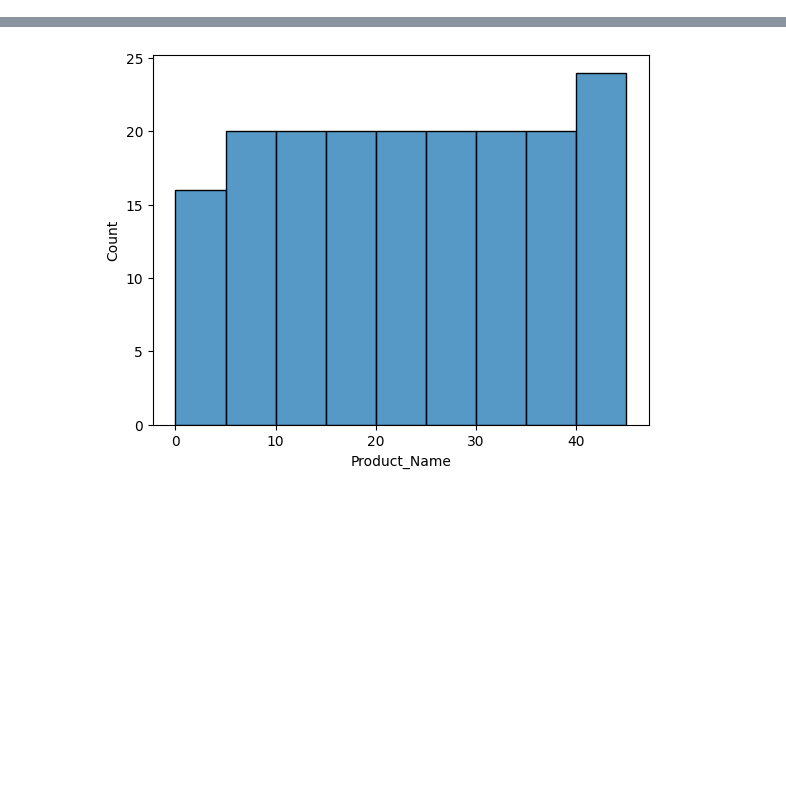
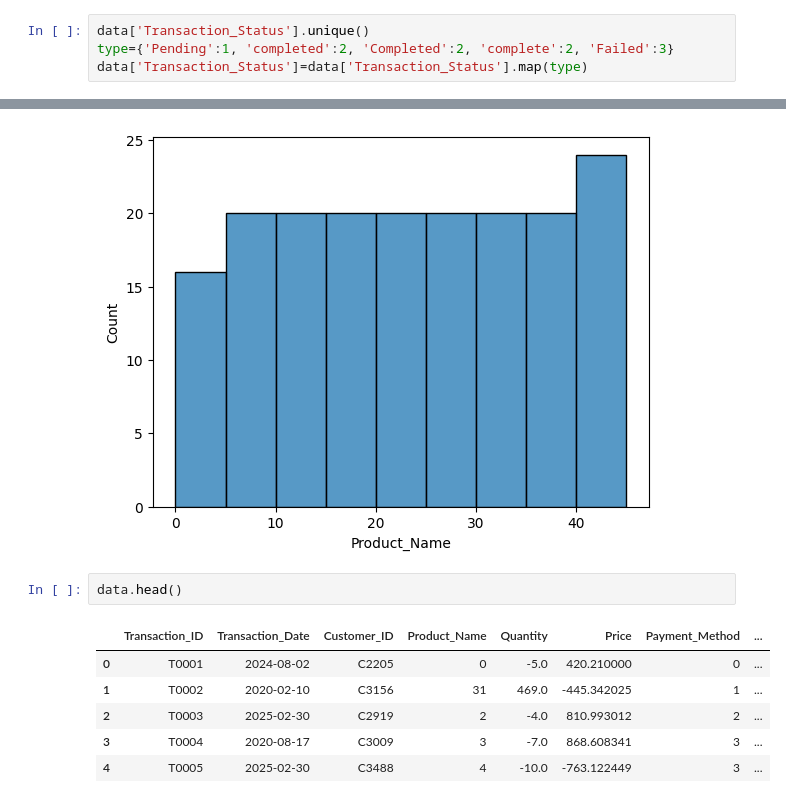
Before and after one commit to mohsinsaeed06/Intern, a Jupyter notebook: Datacleaning3.ipynb, the cells around one changed output, grey strips where cells are left out. Saved outputs shown, nothing was run; the diff lists cells and outputs as text; blank space fills up the shorter version.

```diff
--- a/Datacleaning3.ipynb
+++ b/Datacleaning3.ipynb
@@ -65,6 +65,10 @@ type=[    'pay pal',  'creditcard', 'credit card',      'PayPal',        'Cash',
      'PayPal ', 'Credit Card']
 dict={val:i for i,val in enumerate(type)}
 data['Payment_Method']=data['Payment_Method'].map(dict)
+# %%
+data['Transaction_Status'].unique()
+type={'Pending':1, 'completed':2, 'Completed':2, 'complete':2, 'Failed':3}
+data['Transaction_Status']=data['Transaction_Status'].map(type)
 # %%
 # date=data['Transaction_Date']
 # print("day month year")
@@ -100,3 +104,12 @@ sns.histplot(data=data_balanced,x='Product_Name')
 plt.show()
 # %% [output]
 [figure]
+# %%
+data.head()
+# %% [output]
+|  | Transaction_ID | Transaction_Date | Customer_ID | Product_Name | Quantity | Price | Payment_Method | ... |
+| 0 | T0001 | 2024-08-02 | C2205 | 0 | -5.0 | 420.210000 | 0 | ... |
+| 1 | T0002 | 2020-02-10 | C3156 | 31 | 469.0 | -445.342025 | 1 | ... |
+| 2 | T0003 | 2025-02-30 | C2919 | 2 | -4.0 | 810.993012 | 2 | ... |
+| 3 | T0004 | 2020-08-17 | C3009 | 3 | -7.0 | 868.608341 | 3 | ... |
+| 4 | T0005 | 2025-02-30 | C3488 | 4 | -10.0 | -763.122449 | 3 | ... |
```
